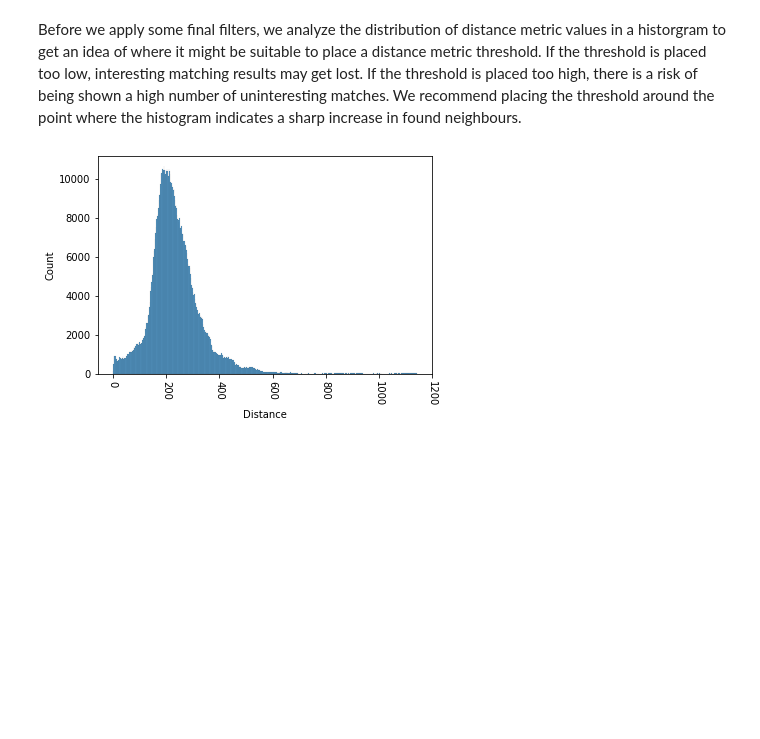
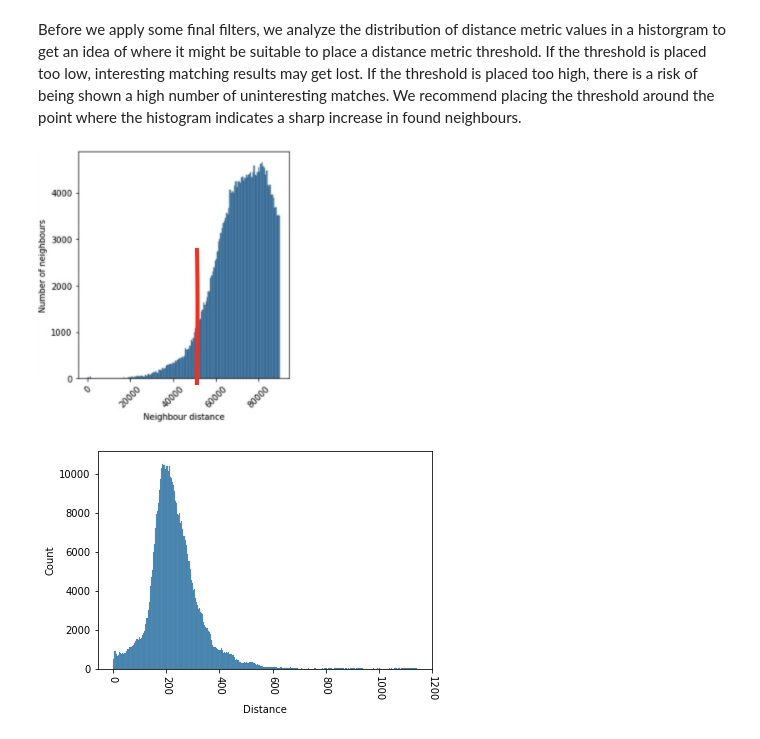
Before and after one commit to humlab/VRD_demo_JDH, a Jupyter notebook: Tracking-and-tracing-audiovisual-reuse-Introducing-the-Video-Reuse-Detector.ipynb, the cells around one changed output. Cells and saved outputs as stored; diff of their text form; code cells hidden in the pictures; blank space fills up the shorter version.

```diff
--- a/Tracking-and-tracing-audiovisual-reuse-Introducing-the-Video-Reuse-Detector.ipynb
+++ b/Tracking-and-tracing-audiovisual-reuse-Introducing-the-Video-Reuse-Detector.ipynb
@@ -141,6 +198,24 @@ demo_project.initialize_neighbours(force_recreate = True)
 The distance metrics produced by the FAISS library constitute a core element of the VRDs evaluation of visual similarity, although it is important to note one final thing, namely that these metrics are dynamic and will change/flucuate depending on which dataset is processed. For instance, the quality of the source material and the number of images/frames in the dataset will affect how distance metrics are distributed. Likewise, the distribution of distance metrics are highly affected by which neural network and neural network layer is used. This means that there is no absolute value or threshold that indicates what distance metric value corresponds to a "correct" or "actual" instance of reuse. Instead, any use of the VRD will always involve manually exploring how each project's unique distance metric values correspond to actual visual likenesses in the source material.
 # %% [markdown]
 Before we apply some final filters, we analyze the distribution of distance metric values in a historgram to get an idea of where it might be suitable to place a distance metric threshold. If the threshold is placed too low, interesting matching results may get lost. If the threshold is placed too high, there is a risk of being shown a high number of uninteresting matches. We recommend placing the threshold around the point where the histogram indicates a sharp increase in found neighbours.
+# %%
+from IPython.display import Image, display
+
+metadata={
+    "jdh": {
+        "module": "object",
+        "object": {
+            "type":"image",
+            "source": ["Suggestion of where to set the threshold in the \
+analysis of a distance metric histogram."
+            ]
+        }
+    }
+}
+
+display(Image("./media/demo/distance_illustration.jpg"), metadata=metadata)
+# %% [output]
+[figure, added]
 # %%
 # get distance histogram
 demo_project.neighbours.get_distance_histogram();
```
Also changed, not shown: parts of 3 cells of this notebook, 3 other files.
